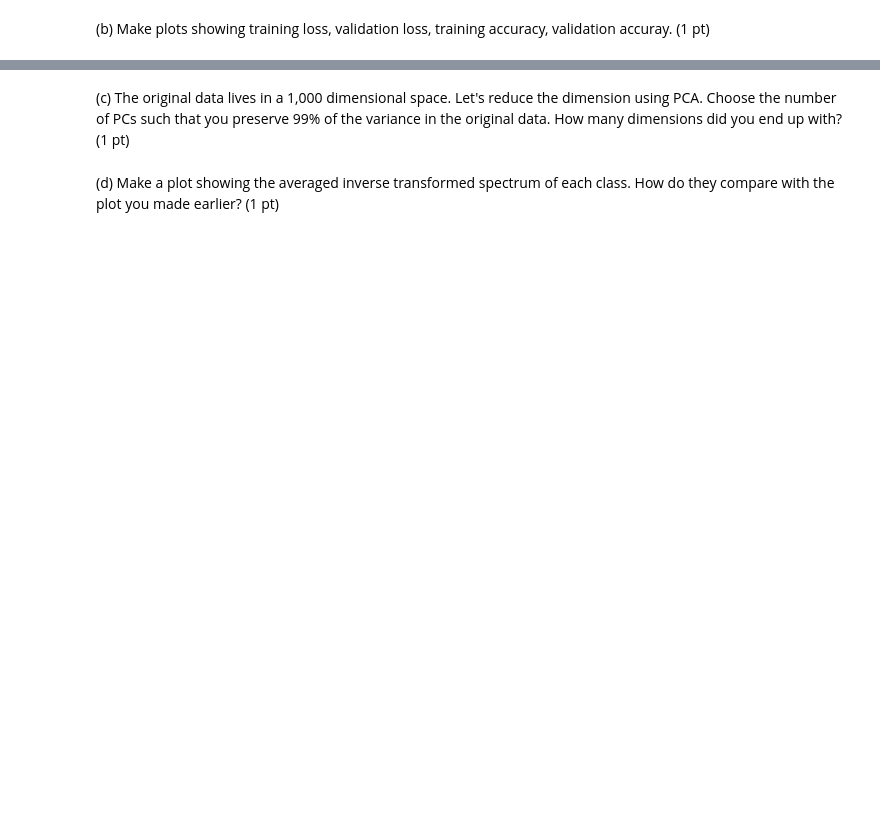
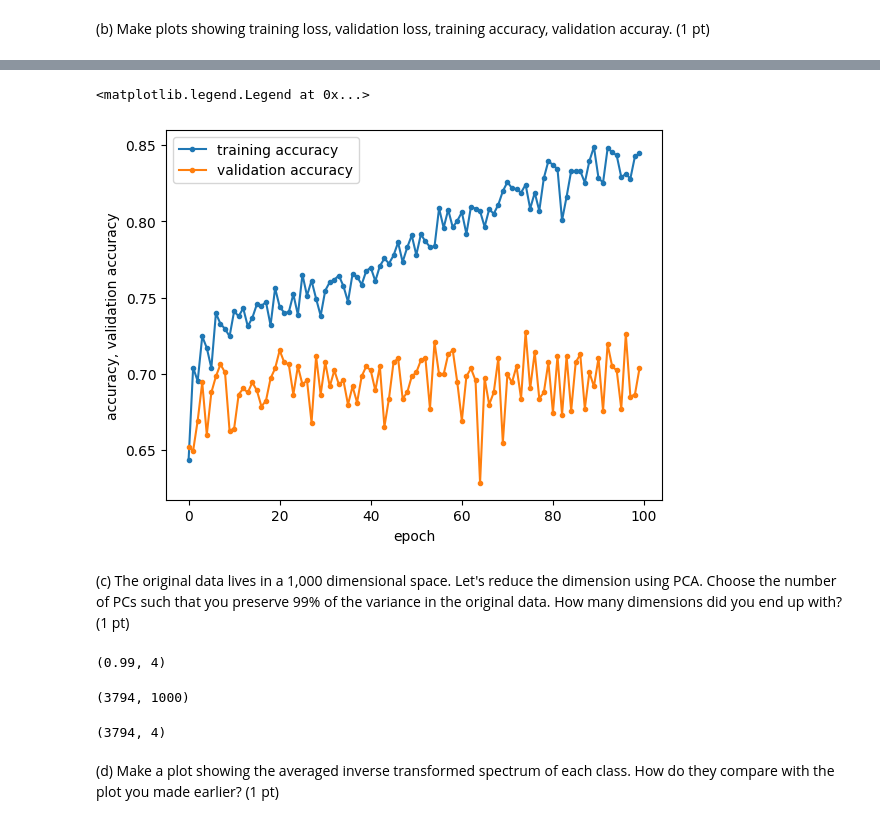
Before and after one commit to SpacialTree/machinelearning-homework, a Jupyter notebook: Homework/HW4/AST7939_homework4.ipynb, the cells around one changed output, grey strips where cells are left out. Cells and saved outputs as stored; diff of their text form; code cells hidden in the pictures; blank space fills up the shorter version.

```diff
--- a/Homework/HW4/AST7939_homework4.ipynb
+++ b/Homework/HW4/AST7939_homework4.ipynb
@@ -270,3 +468,12 @@ plt.legend()
+# %%
+plt.plot(history.epoch, history.history['accuracy'],'.-', label='training accuracy')
+plt.plot(history.epoch, history.history['val_accuracy'],'.-', label='validation accuracy')
+plt.xlabel('epoch')
+plt.ylabel('accuracy, validation accuracy')
+plt.legend()
+# %% [output]
+<matplotlib.legend.Legend at 0x...>
+[figure, added]
 # %% [markdown]
 (c) The original data lives in a 1,000 dimensional space. Let's reduce the dimension using PCA. Choose the number of PCs such that you preserve 99% of the variance in the original data. How many dimensions did you end up with? (1 pt)
 # %%
@@ -276,2 +491,14 @@ plt.legend()
+# %%
+pca.n_components, pca.n_components_ # WOW that reduced the dimensions a lot
+# %% [output]
+(0.99, 4)
+# %%
+X_scaled.shape # before PCA
+# %% [output]
+(3794, 1000)
+# %%
+X_pca.shape # after PCA
+# %% [output]
+(3794, 4)
 # %% [markdown]
 (d) Make a plot showing the averaged inverse transformed spectrum of each class. How do they compare with the plot you made earlier? (1 pt)
```
Also changed, not shown: parts of 38 cells of this notebook, 2 other files.
